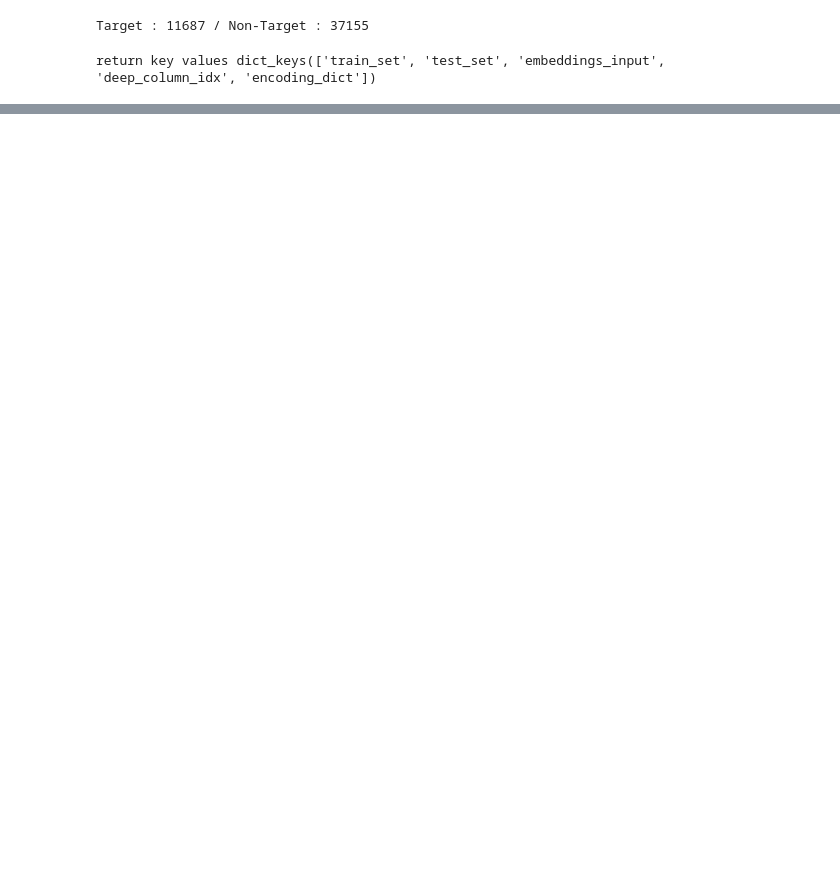
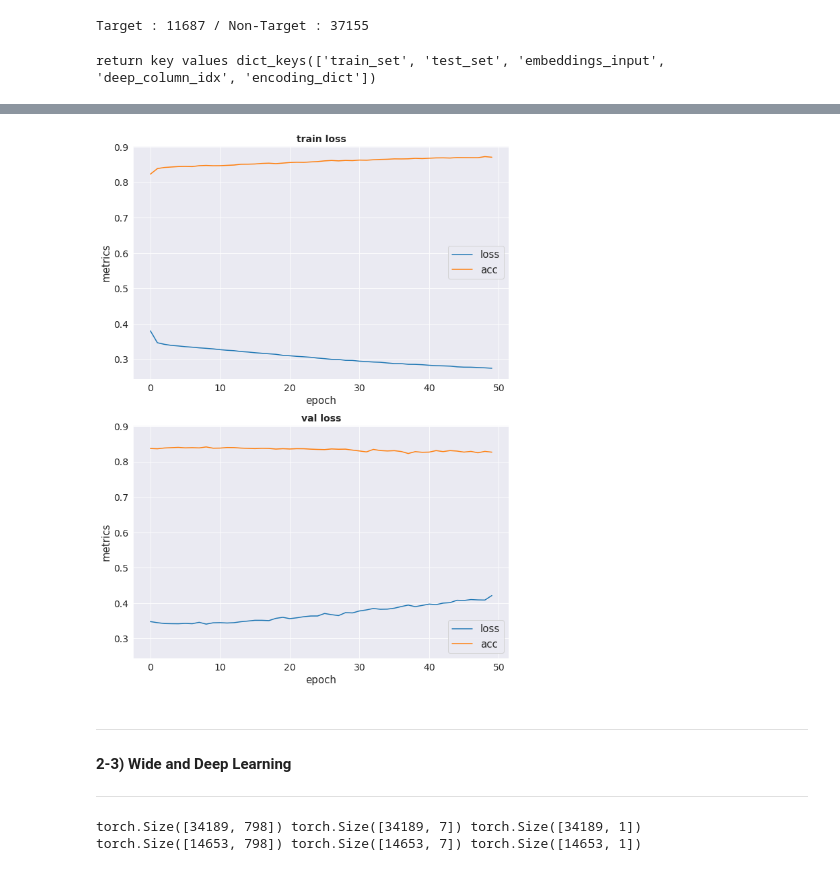
Before and after one commit to ljy3795/pytorch_lab, a Jupyter notebook: 03_wide_and_deep/wide_and_deep_for_py3/02_building_blocks.ipynb, the cells around one changed output, grey strips where cells are left out. Cells and saved outputs as stored; diff of their text form; code cells hidden in the pictures; blank space fills up the shorter version.

```diff
--- a/03_wide_and_deep/wide_and_deep_for_py3/02_building_blocks.ipynb
+++ b/03_wide_and_deep/wide_and_deep_for_py3/02_building_blocks.ipynb
@@ -34,0 +298,8 @@ return key values dict_keys(['train_set', 'test_set', 'embeddings_input', 'deep_
+# %%
+d_train_x = torch.tensor(out_dataset['train_set'].deep, dtype=torch.float)
+d_train_y = torch.tensor(out_dataset['train_set'].labels.reshape(-1,1), dtype=torch.float)
+print(d_train_x.size(), d_train_y.size())
+
+d_test_x = torch.tensor(out_dataset['test_set'].deep, dtype=torch.float)
+d_test_y = torch.tensor(out_dataset['test_set'].labels.reshape(-1,1), dtype=torch.float)
+print(d_test_x.size(), d_test_y.size())
@@ -34,0 +309,8 @@ return key values dict_keys(['train_set', 'test_set', 'embeddings_input', 'deep_
+# %%
+batch_size = 64
+
+d_train_set = TensorDataset(d_train_x, d_train_y)
+d_train_loader = DataLoader(d_train_set, batch_size, shuffle = True, num_workers=1)
+
+d_test_set = TensorDataset(d_test_x, d_test_y)
+d_test_loader = DataLoader(d_test_set, batch_size, shuffle = True, num_workers=1)
@@ -34,0 +365,10 @@ return key values dict_keys(['train_set', 'test_set', 'embeddings_input', 'deep_
+# %%
+deep_column_idx = out_dataset['deep_column_idx']
+embeddings_input= out_dataset['embeddings_input']
+n_hiddens = [100,50]
+
+d_net = deepNet(embeddings_input, continuous_cols, deep_column_idx, n_hiddens, n_class)
+print(d_net)
+
+device = 'cuda:0' if torch.cuda.is_available() else 'cpu'
+d_net = d_net.to(device)
@@ -34,0 +388,8 @@ return key values dict_keys(['train_set', 'test_set', 'embeddings_input', 'deep_
+# %%
+opt_fn = optim.Adam(d_net.parameters())
+loss_fn = nn.BCELoss()
+
+n_epochs = 50
+
+d_net, train_loss, test_loss, best_val_acc, best_epoch_num = \
+    train_model(d_net, device, d_train_loader, d_test_loader, opt_fn, loss_fn, n_epochs, log_num = 5)
@@ -34,0 +414,29 @@ return key values dict_keys(['train_set', 'test_set', 'embeddings_input', 'deep_
+# %%
+f = print_run(train_loss, test_loss)
+# %% [output]
+[figure, added]
+# %% [markdown]
+---
+#### 2-3) Wide and Deep Learning
+---
+# %%
+w_train_x = torch.tensor(out_dataset['train_set'].wide, dtype=torch.float)
+d_train_x = torch.tensor(out_dataset['train_set'].deep, dtype=torch.float)
+train_y = torch.tensor(out_dataset['train_set'].labels.reshape(-1,1), dtype=torch.float)
+print(w_train_x.size(), d_train_x.size(), train_y.size())
+
+w_test_x = torch.tensor(out_dataset['test_set'].wide, dtype=torch.float)
+d_test_x = torch.tensor(out_dataset['test_set'].deep, dtype=torch.float)
+test_y = torch.tensor(out_dataset['test_set'].labels.reshape(-1,1), dtype=torch.float)
+print(w_test_x.size(), d_test_x.size(), test_y.size())
+
+batch_size = 64
+
+t_train_set = TensorDataset(w_train_x, d_train_x, d_train_y)
+t_train_loader = DataLoader(t_train_set, batch_size, shuffle = True, num_workers=1)
+
+t_test_set = TensorDataset(w_test_x, d_test_x, d_test_y)
+t_test_loader = DataLoader(t_test_set, batch_size, shuffle = True, num_workers=1)
+# %% [output]
+torch.Size([34189, 798]) torch.Size([34189, 7]) torch.Size([34189, 1])
+torch.Size([14653, 798]) torch.Size([14653, 7]) torch.Size([14653, 1])
```
Also changed, not shown: parts of 33 cells of this notebook, 1 other file.
